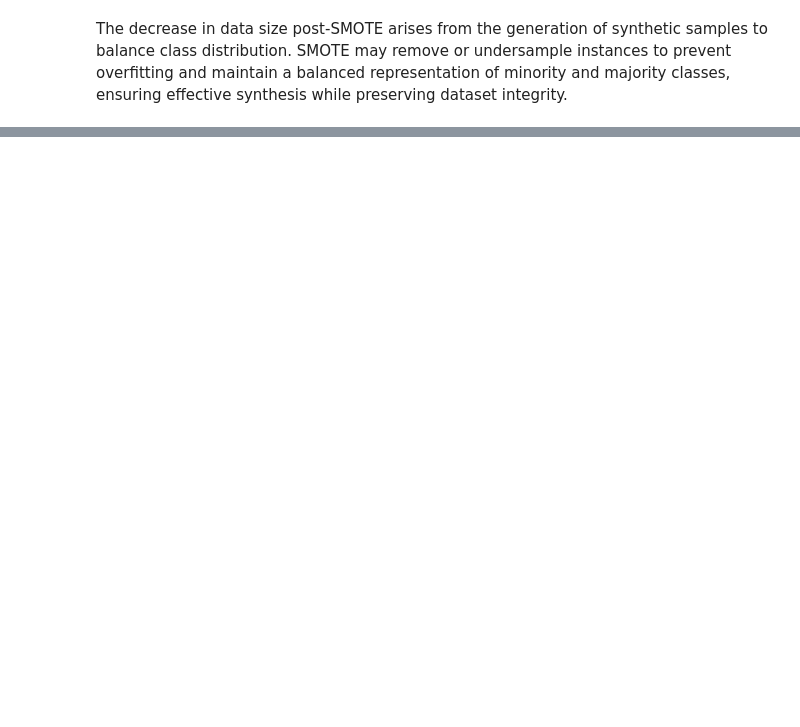
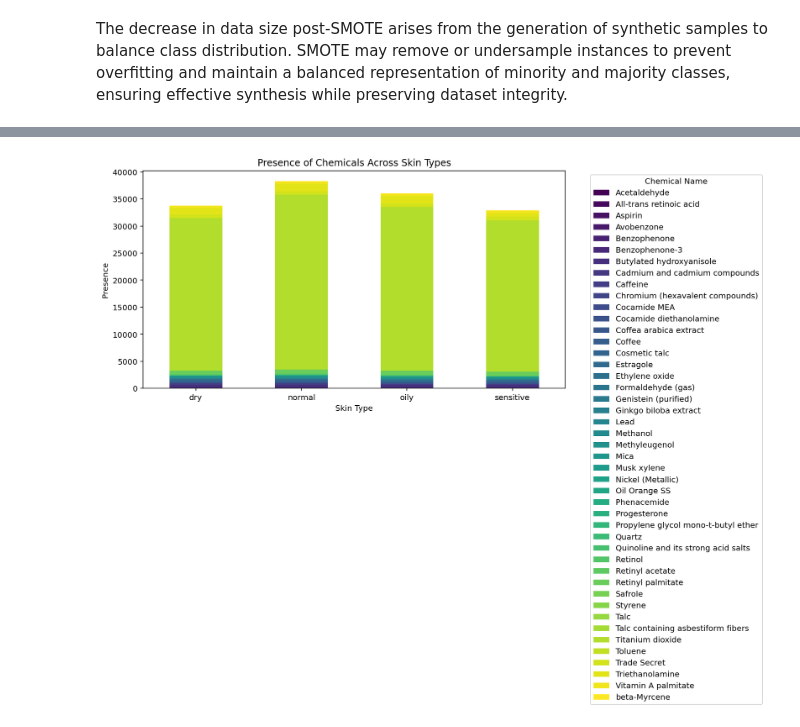
Before and after one commit to samantharivas/sc-cosmetics, a Jupyter notebook: SC-Cosmetics.ipynb, the cells around one changed output, grey strips where cells are left out. Saved outputs shown, nothing was run; the diff lists cells and outputs as text; code cells hidden in the pictures; blank space fills up the shorter version.

```diff
--- a/SC-Cosmetics.ipynb
+++ b/SC-Cosmetics.ipynb
@@ -676,0 +788,20 @@ The decrease in data size post-SMOTE arises from the generation of synthetic sam
+# %%
+# pivot table to aggregate the binary values for each chemical and skin type combination
+pivot_table = sc_df.pivot_table(index='ChemicalName',
+                                values=['dry', 'normal', 'oily', 'sensitive'],
+                                aggfunc='sum')
+# %%
+# transpose the pivot table
+pivot_table_transposed = pivot_table.transpose()
+
+# plot stacked bar chart
+pivot_table_transposed.plot(kind='bar', stacked=True, figsize=(12, 8), cmap='viridis')
+plt.title('Presence of Chemicals Across Skin Types')
+plt.xlabel('Skin Type')
+plt.ylabel('Presence')
+plt.xticks(rotation=0)
+plt.legend(title='Chemical Name', bbox_to_anchor=(1.05, 1), loc='upper left')
+plt.tight_layout()
+plt.show()
+# %% [output]
+[figure, added]
```
Also changed, not shown: parts of 19 cells of this notebook.
